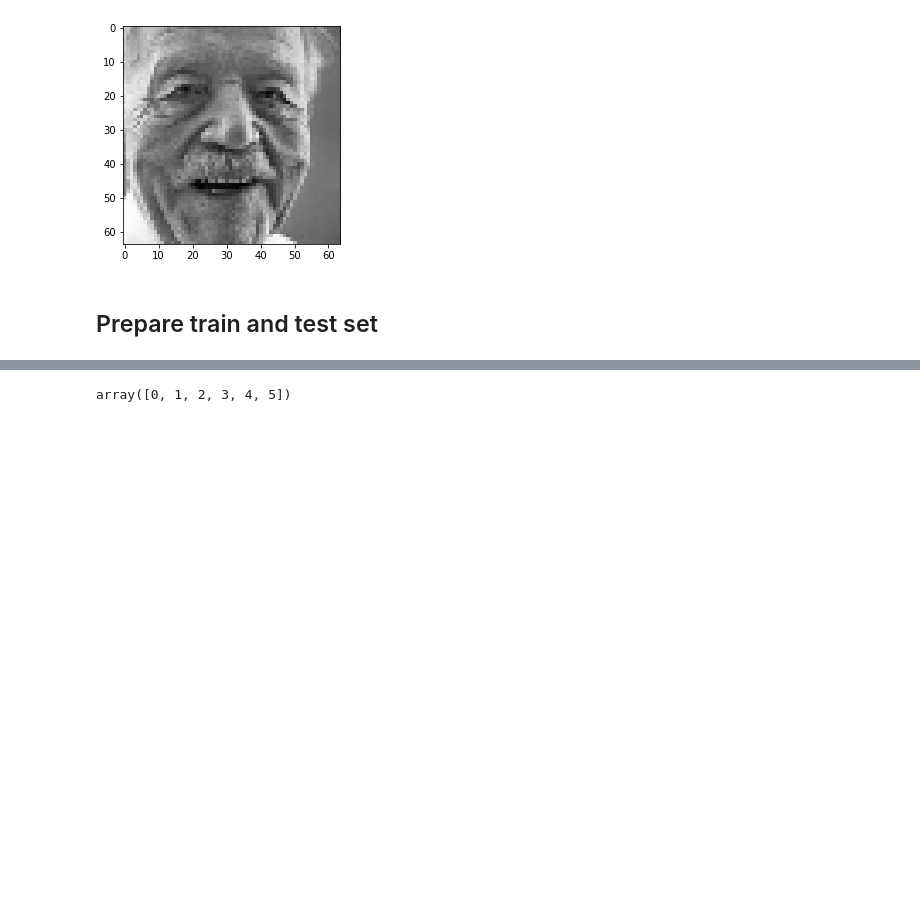
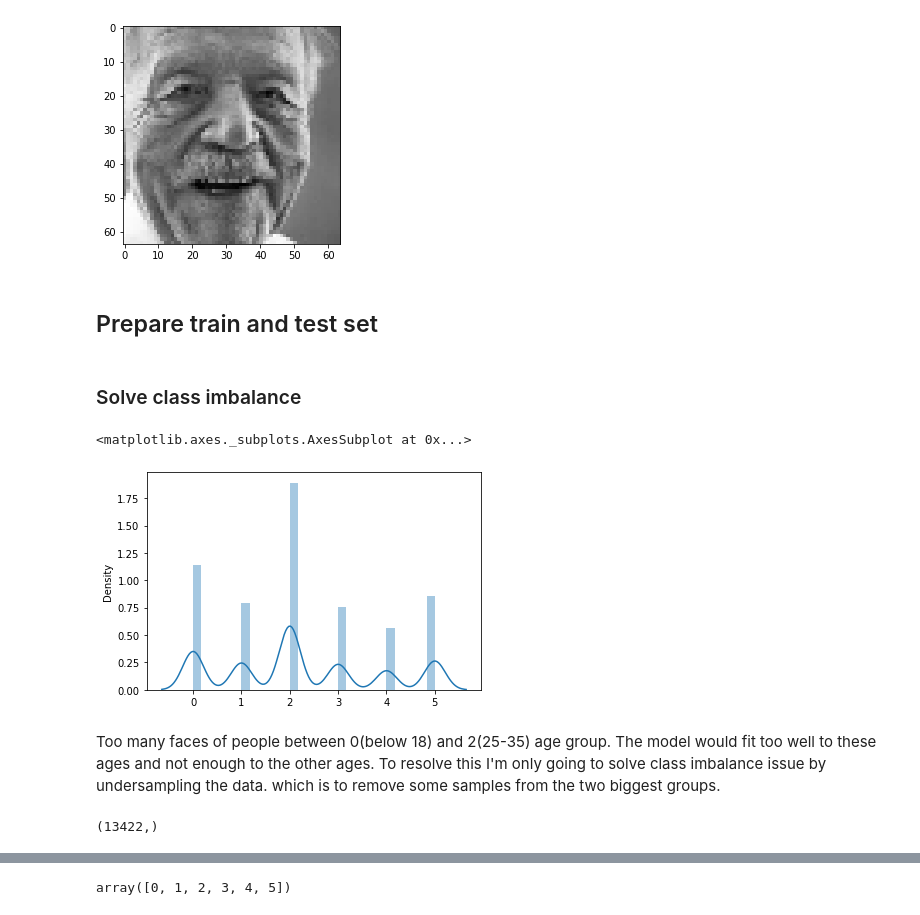
Before and after one commit to PlevanTem/02582-case2-UTKFace, a Jupyter notebook: main.ipynb, the cells around one changed output, grey strips where cells are left out. Cells and saved outputs as stored; diff of their text form; code cells hidden in the pictures; blank space fills up the shorter version.

```diff
--- a/main.ipynb
+++ b/main.ipynb
@@ -61,3 +93,13 @@ data = pd.read_csv(path_data)
 encoder = LabelEncoder()
 encoder.fit(data["age_group"].unique())
 Y = encoder.transform(data["age_group"])
+# %% [markdown]
+### Solve class imbalance
+# %%
+sns.distplot(Y,kde=True, bins=30)
+# %% [output]
+<matplotlib.axes._subplots.AxesSubplot at 0x...>
+[figure, added]
+# %% [markdown]
+
+Too many faces of people between 0(below 18) and 2(25-35) age group. The model would fit too well to these ages and not enough to the other ages. To resolve this I'm only going to solve class imbalance issue by undersampling the data. which is to remove some samples from the two biggest groups.
@@ -63,0 +114,4 @@ Y = encoder.transform(data["age_group"])
+# %%
+y_resampled.shape
+# %% [output]
+(13422,)
```
Also changed, not shown: parts of 17 cells of this notebook.
